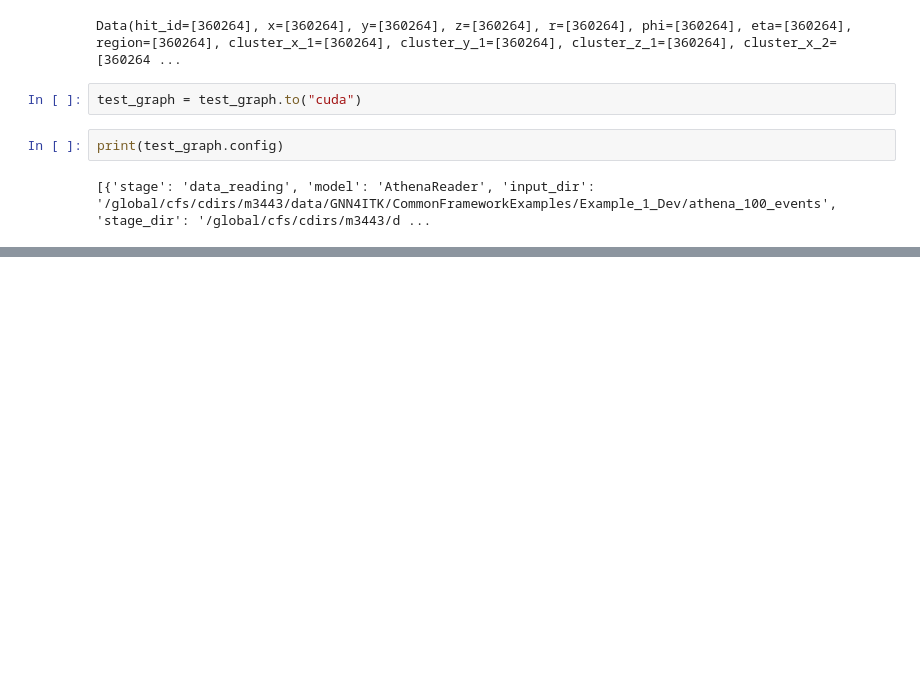
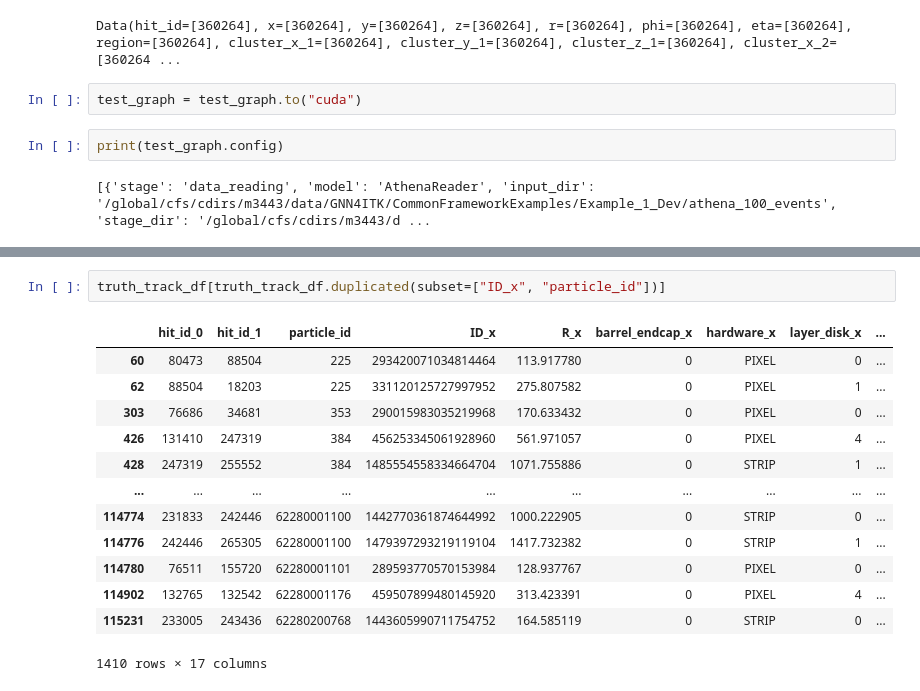
Before and after one commit to GNN4ITkTeam/CommonFramework, a Jupyter notebook: notebooks/testing/0-DM-AthenaReader.ipynb, the cells around one changed output, grey strips where cells are left out. Saved outputs shown, nothing was run; the diff lists cells and outputs as text; blank space fills up the shorter version.

```diff
--- a/notebooks/testing/0-DM-AthenaReader.ipynb
+++ b/notebooks/testing/0-DM-AthenaReader.ipynb
@@ -569,0 +693,16 @@ print(test_graph.config)
+# %%
+truth_track_df[truth_track_df.duplicated(subset=["ID_x", "particle_id"])]
+# %% [output]
+|  | hit_id_0 | hit_id_1 | particle_id | ID_x | R_x | barrel_endcap_x | hardware_x | layer_disk_x | ... |
+| 60 | 80473 | 88504 | 225 | 293420071034814464 | 113.917780 | 0 | PIXEL | 0 | ... |
+| 62 | 88504 | 18203 | 225 | 331120125727997952 | 275.807582 | 0 | PIXEL | 1 | ... |
+| 303 | 76686 | 34681 | 353 | 290015983035219968 | 170.633432 | 0 | PIXEL | 0 | ... |
+| 426 | 131410 | 247319 | 384 | 456253345061928960 | 561.971057 | 0 | PIXEL | 4 | ... |
+| 428 | 247319 | 255552 | 384 | 1485554558334664704 | 1071.755886 | 0 | STRIP | 1 | ... |
+| ... | ... | ... | ... | ... | ... | ... | ... | ... | ... |
+| 114774 | 231833 | 242446 | 62280001100 | 1442770361874644992 | 1000.222905 | 0 | STRIP | 0 | ... |
+| 114776 | 242446 | 265305 | 62280001100 | 1479397293219119104 | 1417.732382 | 0 | STRIP | 1 | ... |
+| 114780 | 76511 | 155720 | 62280001101 | 289593770570153984 | 128.937767 | 0 | PIXEL | 0 | ... |
+| 114902 | 132765 | 132542 | 62280001176 | 459507899480145920 | 313.423391 | 0 | PIXEL | 4 | ... |
+| 115231 | 233005 | 243436 | 62280200768 | 1443605990711754752 | 164.585119 | 0 | STRIP | 0 | ... |
+1410 rows × 17 columns
```
Also changed, not shown: parts of 44 cells of this notebook, 14 other files.
